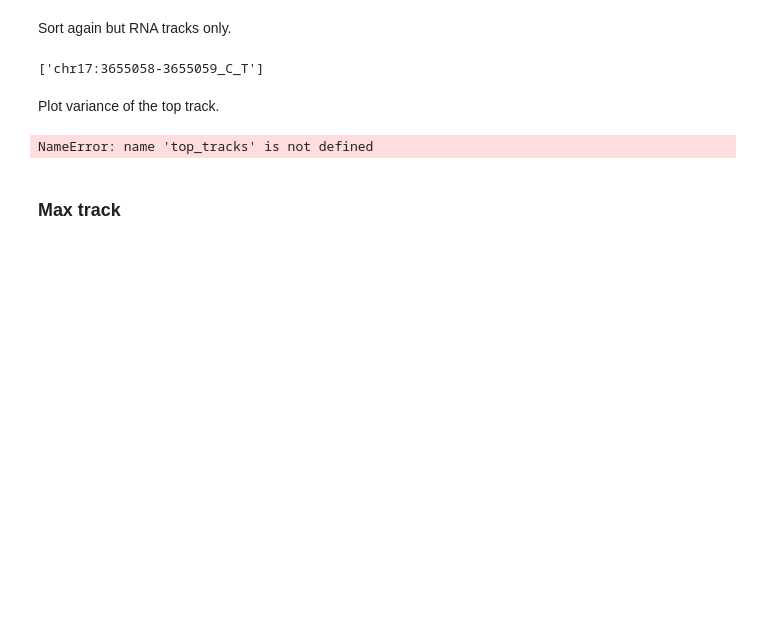
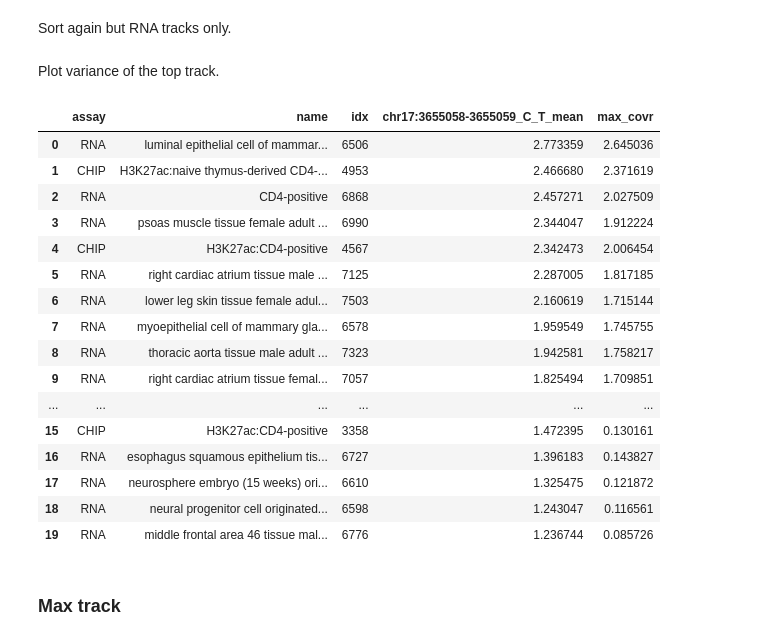
Before and after one commit to bschilder/VEP_DNA, a Jupyter notebook: notebooks/flashzoi.ipynb, the cells around one changed output. Saved outputs shown, nothing was run; the diff lists cells and outputs as text; code cells hidden in the pictures; blank space fills up the shorter version.

```diff
--- a/notebooks/flashzoi.ipynb
+++ b/notebooks/flashzoi.ipynb
@@ -1224,10 +1176,10 @@ bed = cv.read_bed("data/UTR/clinvar_utr_snv.bed.gz")
 
 n_top_variants = 2
 # site_names = top_variants["site"].unique().tolist()[:n_top_variants]
-site_names = [  'chr17:10680397-10680398_G_C',     'chr17:3655058-3655059_C_T',
+site_names = ['chr17:10680397-10680398_G_C',     'chr17:3655058-3655059_C_T',
                 'chr19:6368863-6368864_C_G',   'chr21:41740278-41740279_T_C',
                 'chr22:50623794-50623795_G_C',     'chr12:1792268-1792269_C_T',
-                'chr12:32645731-32645732_G_A', 'chr13:100157323-100157324_G_T'][1:2]
+                'chr12:32645731-32645732_G_A', 'chr13:100157323-100157324_G_T'][:1]
 limit_chroms = [x.split(":")[0] for x in site_names]
 
 ## Check if saved site results already exist
@@ -1405,10 +1344,6 @@ Compute interindividual variance for each COVR track.
 Sort tracks according to variance in their COVR scores.
 # %% [markdown]
 Sort again but RNA tracks only.
-# %%
-site_names
-# %% [output]
-['chr17:3655058-3655059_C_T']
 # %%
 # targets.loc[targets["assay"]=="RNA"].set_index("name")[list(trks_covr.keys())].mean(axis=1).sort_values(ascending=False).head(20)
 # %%
@@ -1418,10 +1353,26 @@ Plot variance of the top track.
 # %%
 site=site_names[0]
 top_tracks["max_covr"] = trks_covr[site].max(dim=0)[0].max(dim=-1)[0]
-top_tracks =  top_tracks.sort_values(by="chr17:3655058-3655059_C_T_mean", ascending=False)
+top_tracks =  top_tracks.sort_values(by=f"{site}_mean", ascending=False)
 top_tracks
 # %% [output]
-NameError: name 'top_tracks' is not defined
+|  | assay | name | idx | chr17:3655058-3655059_C_T_mean | max_covr |
+| 0 | RNA | luminal epithelial cell of mammar... | 6506 | 2.773359 | 2.645036 |
+| 1 | CHIP | H3K27ac:naive thymus-derived CD4-... | 4953 | 2.466680 | 2.371619 |
+| 2 | RNA | CD4-positive | 6868 | 2.457271 | 2.027509 |
+| 3 | RNA | psoas muscle tissue female adult ... | 6990 | 2.344047 | 1.912224 |
+| 4 | CHIP | H3K27ac:CD4-positive | 4567 | 2.342473 | 2.006454 |
+| 5 | RNA | right cardiac atrium tissue male ... | 7125 | 2.287005 | 1.817185 |
+| 6 | RNA | lower leg skin tissue female adul... | 7503 | 2.160619 | 1.715144 |
+| 7 | RNA | myoepithelial cell of mammary gla... | 6578 | 1.959549 | 1.745755 |
+| 8 | RNA | thoracic aorta tissue male adult ... | 7323 | 1.942581 | 1.758217 |
+| 9 | RNA | right cardiac atrium tissue femal... | 7057 | 1.825494 | 1.709851 |
+| ... | ... | ... | ... | ... | ... |
+| 15 | CHIP | H3K27ac:CD4-positive | 3358 | 1.472395 | 0.130161 |
+| 16 | RNA | esophagus squamous epithelium tis... | 6727 | 1.396183 | 0.143827 |
+| 17 | RNA | neurosphere embryo (15 weeks) ori... | 6610 | 1.325475 | 0.121872 |
+| 18 | RNA | neural progenitor cell originated... | 6598 | 1.243047 | 0.116561 |
+| 19 | RNA | middle frontal area 46 tissue mal... | 6776 | 1.236744 | 0.085726 |
 # %% [markdown]
 ### Max track
 # %%
```
Also changed, not shown: parts of 7 cells of this notebook, 11 other files.
